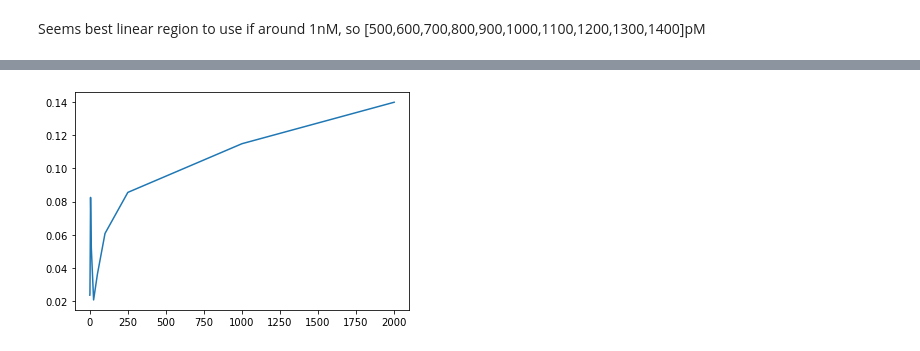
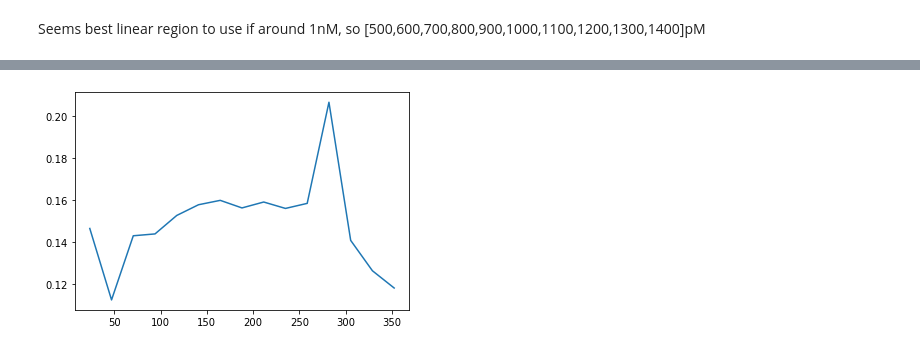
Before and after one commit to brendanhuo/IIB_project, a Jupyter notebook: 2022_2_27_FQCasCleavage_ssDNA_target_titration.ipynb, the cells around one changed output, grey strips where cells are left out. Cells and saved outputs as stored; diff of their text form; code cells hidden in the pictures.

```diff
--- a/2022_2_27_FQCasCleavage_ssDNA_target_titration.ipynb
+++ b/2022_2_27_FQCasCleavage_ssDNA_target_titration.ipynb
@@ -118,0 +119,4 @@ plt.show()
+# %%
+concs = np.array([234.9,469.9,704.8,939.7,1174.6,1409.6,1644.5,1879.4,2114.4,2349.3,2584.2,2819.2,3054.1,3289,3523.9])/10
+plt.plot(concs,np.array(Trip_mean)[1:,50])
+plt.xlabel('Concentration/pM');plt.ylabel('Fluorescence reading at end');plt.grid()
@@ -119,12 +125,10 @@ plt.show()
 # %%
-df_linear = pd.DataFrame({'concs':[0,234.9,469.9,704.8,939.7,1174.6,1409.6,1644.5,1879.4,2114.4,2349.3,2584.2,2819.2,3054.1,3289,3523.9],'values': np.array(Trip_mean)[:, -1]})
+df_linear = pd.DataFrame({'concs':concs,'values': np.array(Trip_mean)[1:, -1]})
 minimum = np.inf
-step = 9
-earlier = 10
-for j in range(12):
+for j in range(len(concs)-6):
     for k in range(40):
-        X = np.array([0,234.9,469.9,704.8,939.7,1174.6,1409.6,1644.5,1879.4,2114.4,2349.3,2584.2,2819.2,3054.1,3289,3523.9])[j:].reshape(-1,1)
-        y = np.array(Trip_mean)[:, -k][j:].reshape(-1,1)
+        X = concs[j:].reshape(-1,1)
+        y = np.array(Trip_mean)[1:, -k][j:].reshape(-1,1)
         from sklearn.linear_model import LinearRegression
         reg = LinearRegression().fit(X, y)
         grad = reg.coef_
@@ -142,6 +146,6 @@ minimum, step, earlier
 # %%
-X = np.array([0,234.9,469.9,704.8,939.7,1174.6,1409.6,1644.5,1879.4,2114.4,2349.3,2584.2,2819.2,3054.1,3289,3523.9])[step:].reshape(-1,1)
-y = np.array(Trip_mean)[:, -earlier][step:].reshape(-1,1)
+X = concs[8:].reshape(-1,1)
+y = np.array(Trip_mean)[1:, -4][8:].reshape(-1,1)
 from sklearn.linear_model import LinearRegression
 reg = LinearRegression().fit(X, y)
 grad = reg.coef_
@@ -224,15 +230,15 @@ for replicate in range(1,25):
 
     Trip_mean = [Trip1_mean,Trip2_mean,Trip3_mean,Trip4_mean,Trip5_mean,Trip6_mean,Trip7_mean,Trip8_mean,Trip9_mean,Trip10_mean,Trip11_mean,Trip12_mean,Trip13_mean,Trip14_mean,Trip15_mean,Trip16_mean]
 
-    X = np.array([0,234.9,469.9,704.8,939.7,1174.6,1409.6,1644.5,1879.4,2114.4,2349.3,2584.2,2819.2,3054.1,3289,3523.9])[step:].reshape(-1,1)
-    y = np.array(Trip_mean)[:, -earlier][step:].reshape(-1,1)
+    X = concs[step:].reshape(-1,1)
+    y = np.array(Trip_mean)[1:, -earlier][step:].reshape(-1,1)
     from sklearn.linear_model import LinearRegression
     reg = LinearRegression().fit(X, y)
     grad = reg.coef_
     std = np.std(reg.predict(X) - y)
     limitDs.append(3 * std / grad)
 plt.plot(np.arange(1,25),np.array(limitDs).ravel())
-plt.xlabel('Number of replicates');plt.ylabel('Limit of detection');plt.grid()
+plt.xlabel('Number of replicates');plt.ylabel('Limit of detection \ pM');plt.grid()
 plt.show()
 limitDs
 # %% [output]
@@ -286,6 +308,6 @@ RuntimeError: Optimal parameters not found: Number of calls to function has reac
 # %%
-plt.plot([0,1,2.5,5,10,25,50,100,250,1000,2000],ks[::-1])
+plt.plot(concs,ks[1:][::-1])
 # plt.xscale('log')
 plt.show()
 # %% [output]
-[figure, old version]
+[figure, new version]
```
Also changed, not shown: parts of 7 cells of this notebook.
